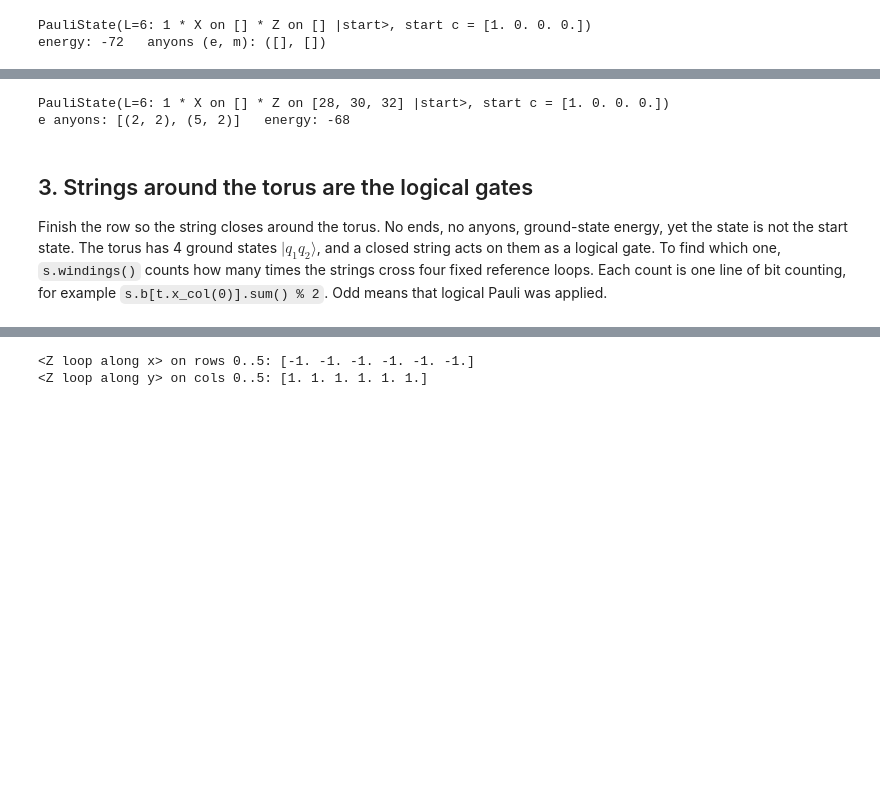
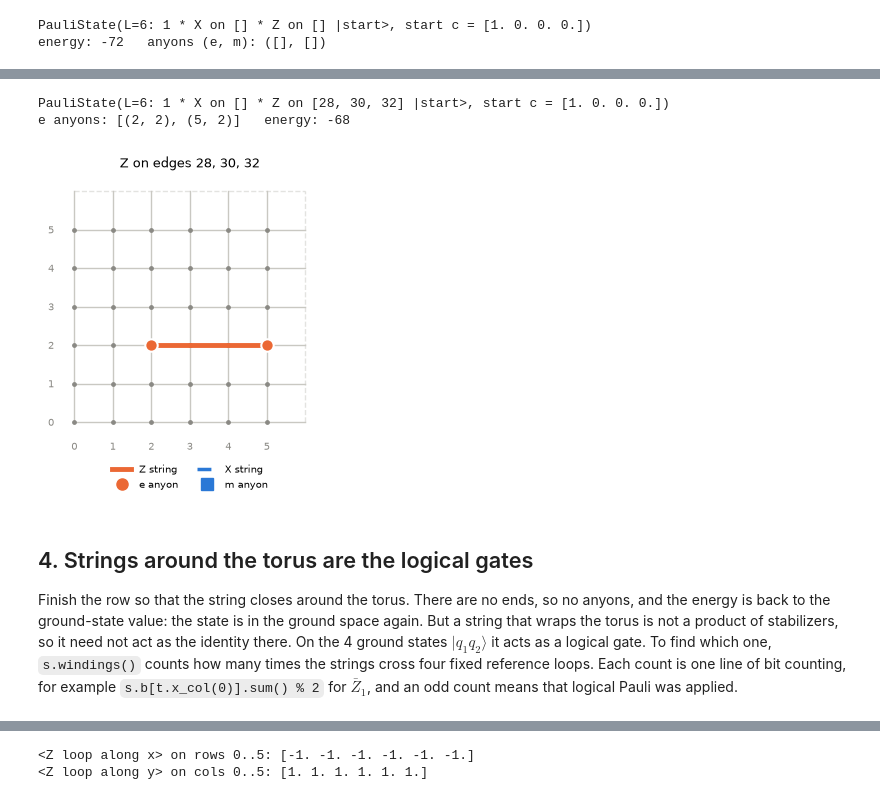
Before and after one commit to liukeLyu/toric-code-playground, a Jupyter notebook: examples/tour.ipynb, the cells around one changed output, grey strips where cells are left out. Saved outputs shown, nothing was run; the diff lists cells and outputs as text; code cells hidden in the pictures; blank space fills up the shorter version.

```diff
--- a/examples/tour.ipynb
+++ b/examples/tour.ipynb
@@ -63,17 +99,21 @@ are anyons**, and the energy stays the same however long the string is.
 # %%
 s.apply_string("Z", [t.h(3, 2), t.h(4, 2)])
 print(s)
 print("e anyons:", s.anyons()[0], "  energy:", s.energy())
+toric.draw(s, title="Z on edges 28, 30, 32");
 # %% [output]
 PauliState(L=6: 1 * X on [] * Z on [28, 30, 32] |start>, start c = [1. 0. 0. 0.])
 e anyons: [(2, 2), (5, 2)]   energy: -68
+[figure, added]
 # %% [markdown]
-## 3. Strings around the torus are the logical gates
+## 4. Strings around the torus are the logical gates
 
-Finish the row so the string closes around the torus. No ends, no anyons, ground-state energy, yet the state is not
-the start state. The torus has 4 ground states $|q_1 q_2\rangle$, and a closed string acts on them as a logical gate.
-To find which one, `s.windings()` counts how many times the strings cross four fixed reference loops. Each count is
-one line of bit counting, for example `s.b[t.x_col(0)].sum() % 2`. Odd means that logical Pauli was applied.
+Finish the row so that the string closes around the torus. There are no ends, so no anyons, and the energy is back to
+the ground-state value: the state is in the ground space again. But a string that wraps the torus is not a product of
+stabilizers, so it need not act as the identity there. On the 4 ground states $|q_1 q_2\rangle$ it acts as a logical
+gate. To find which one, `s.windings()` counts how many times the strings cross four fixed reference loops. Each count
+is one line of bit counting, for example `s.b[t.x_col(0)].sum() % 2` for $\bar Z_1$, and an odd count means that
+logical Pauli was applied.
 # %%
 s.apply_string("Z", [t.h(5, 2), t.h(0, 2), t.h(1, 2)])
 print("anyons:", s.anyons(), "  energy:", s.energy())
```
Also changed, not shown: parts of 20 cells of this notebook.
